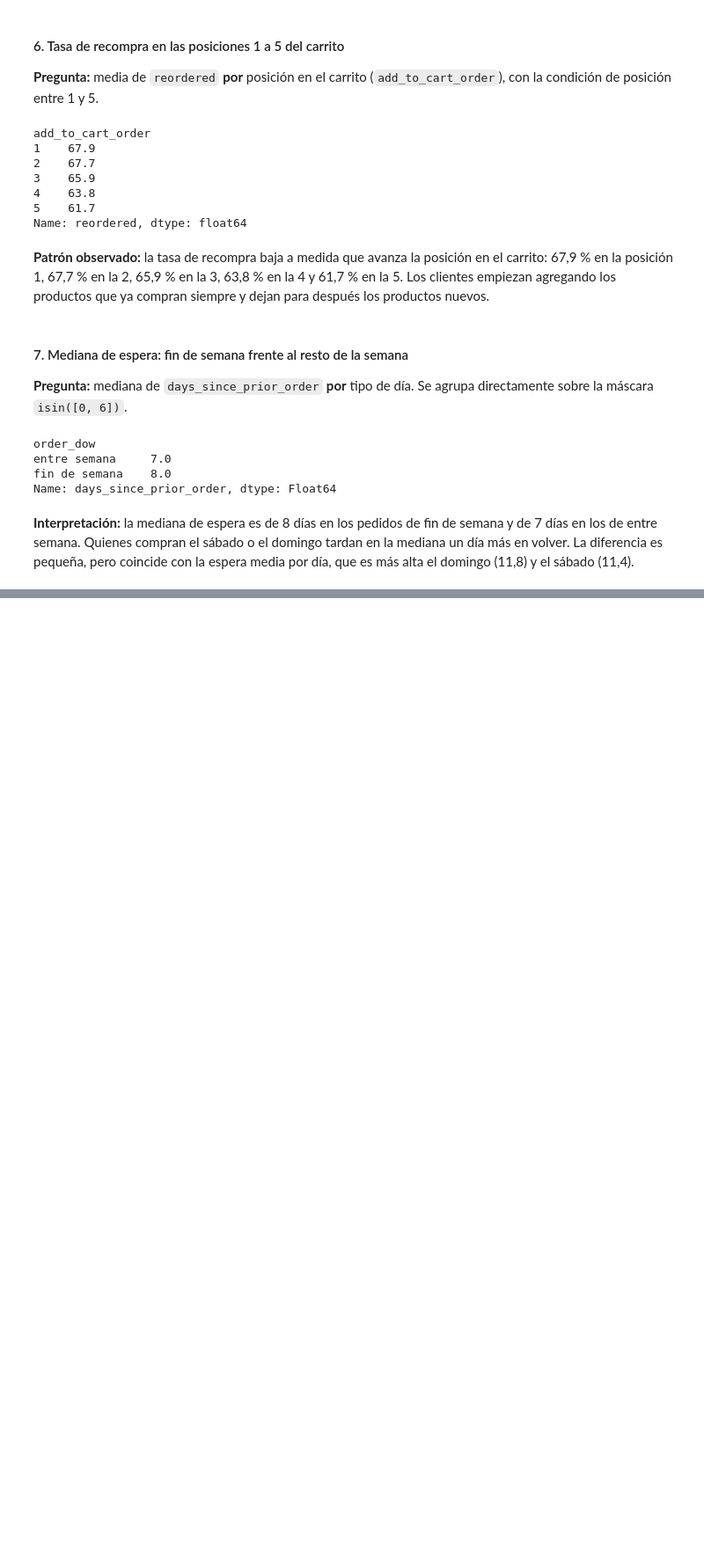
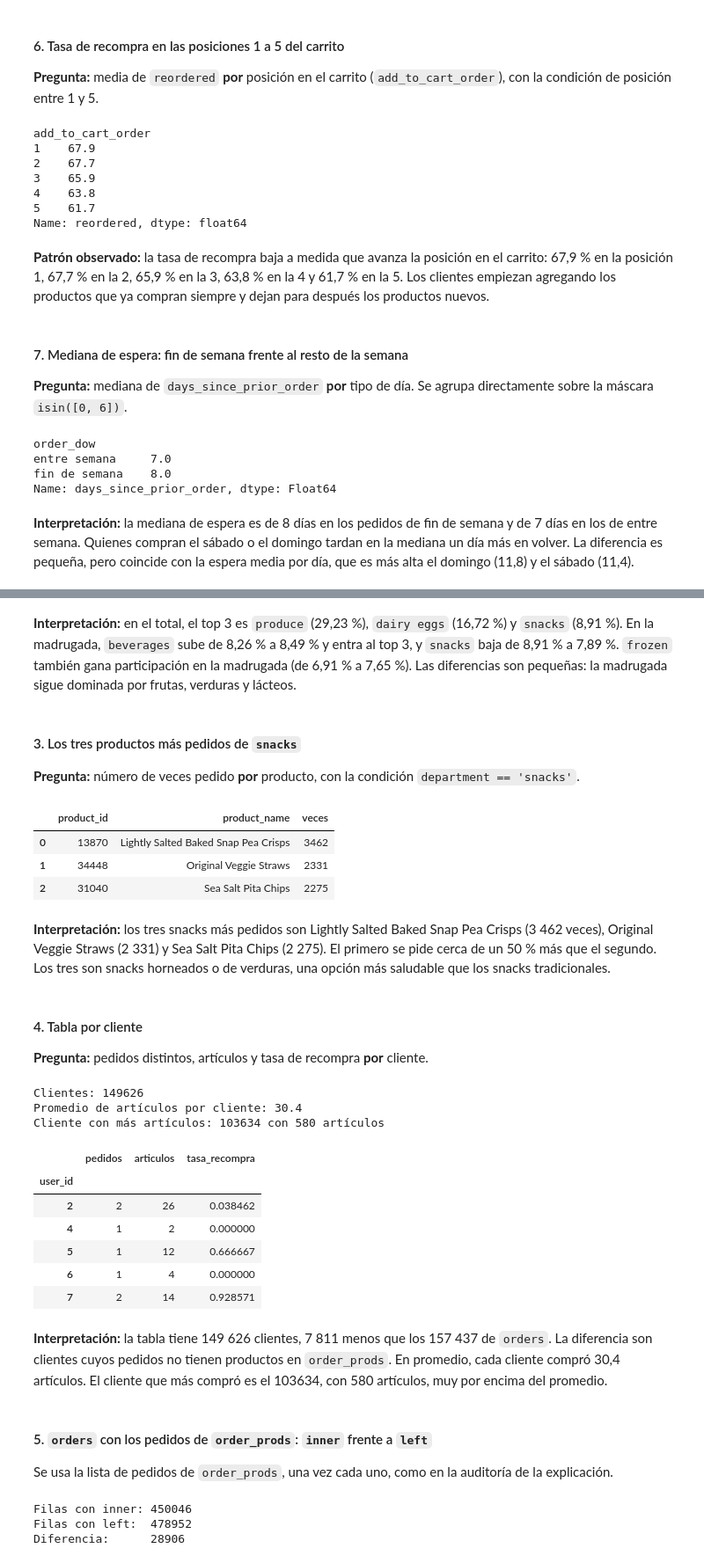
Before and after one commit to Sehuto96/instacart-analisis, a Jupyter notebook: notebooks/pandas_labs.ipynb, the cells around one changed output, grey strips where cells are left out. Shown at 88% size. Cells and saved outputs as stored; diff of their text form; code cells hidden in the pictures; blank space fills up the shorter version.

```diff
--- a/notebooks/pandas_labs.ipynb
+++ b/notebooks/pandas_labs.ipynb
@@ -613,0 +821,63 @@ Name: days_since_prior_order, dtype: Float64
+# %% [markdown]
+**Interpretación:** en el total, el top 3 es `produce` (29,23 %), `dairy eggs` (16,72 %) y `snacks` (8,91 %). En la madrugada, `beverages` sube de 8,26 % a 8,49 % y entra al top 3, y `snacks` baja de 8,91 % a 7,89 %. `frozen` también gana participación en la madrugada (de 6,91 % a 7,65 %). Las diferencias son pequeñas: la madrugada sigue dominada por frutas, verduras y lácteos.
+# %% [markdown]
+#### 3. Los tres productos más pedidos de `snacks`
+
+**Pregunta:** número de veces pedido **por** producto, con la condición `department == 'snacks'`.
+# %%
+snacks = maestra[maestra['department'] == 'snacks']
+top_snacks = (snacks.groupby(['product_id', 'product_name']).size()
+                    .nlargest(3).reset_index(name='veces'))
+top_snacks
+# %% [output]
+|  | product_id | product_name | veces |
+| 0 | 13870 | Lightly Salted Baked Snap Pea Crisps | 3462 |
+| 1 | 34448 | Original Veggie Straws | 2331 |
+| 2 | 31040 | Sea Salt Pita Chips | 2275 |
+# %% [markdown]
+**Interpretación:** los tres snacks más pedidos son Lightly Salted Baked Snap Pea Crisps (3 462 veces), Original Veggie Straws (2 331) y Sea Salt Pita Chips (2 275). El primero se pide cerca de un 50 % más que el segundo. Los tres son snacks horneados o de verduras, una opción más saludable que los snacks tradicionales.
+# %% [markdown]
+#### 4. Tabla por cliente
+
+**Pregunta:** pedidos distintos, artículos y tasa de recompra **por** cliente.
+# %%
+por_cliente = (maestra.groupby('user_id')
+                      .agg(pedidos=('order_id', 'nunique'),
+                           articulos=('product_id', 'size'),
+                           tasa_recompra=('reordered', 'mean')))
+
+print('Clientes:', len(por_cliente))
+print('Promedio de artículos por cliente:', round(por_cliente['articulos'].mean(), 1))
+print('Cliente con más artículos:', por_cliente['articulos'].idxmax(),
+      'con', por_cliente['articulos'].max(), 'artículos')
+por_cliente.head()
+# %% [output]
+Clientes: 149626
+Promedio de artículos por cliente: 30.4
+Cliente con más artículos: 103634 con 580 artículos
+|  | pedidos | articulos | tasa_recompra |
+| user_id |  |  |  |
+| 2 | 2 | 26 | 0.038462 |
+| 4 | 1 | 2 | 0.000000 |
+| 5 | 1 | 12 | 0.666667 |
+| 6 | 1 | 4 | 0.000000 |
+| 7 | 2 | 14 | 0.928571 |
+# %% [markdown]
+**Interpretación:** la tabla tiene 149 626 clientes, 7 811 menos que los 157 437 de `orders`. La diferencia son clientes cuyos pedidos no tienen productos en `order_prods`. En promedio, cada cliente compró 30,4 artículos. El cliente que más compró es el 103634, con 580 artículos, muy por encima del promedio.
+# %% [markdown]
+#### 5. `orders` con los pedidos de `order_prods`: `inner` frente a `left`
+
+Se usa la lista de pedidos de `order_prods`, una vez cada uno, como en la auditoría de la explicación.
+# %%
+pedidos_con_productos = order_prods[['order_id']].drop_duplicates()
+
+union_inner = orders.merge(pedidos_con_productos, on='order_id', how='inner', validate='1:1')
+union_left = orders.merge(pedidos_con_productos, on='order_id', how='left', validate='1:1')
+
+print('Filas con inner:', len(union_inner))
+print('Filas con left: ', len(union_left))
+print('Diferencia:     ', len(union_left) - len(union_inner))
+# %% [output]
+Filas con inner: 450046
+Filas con left:  478952
+Diferencia:      28906
```
Also changed, not shown: parts of 30 cells of this notebook, 5 other files.
